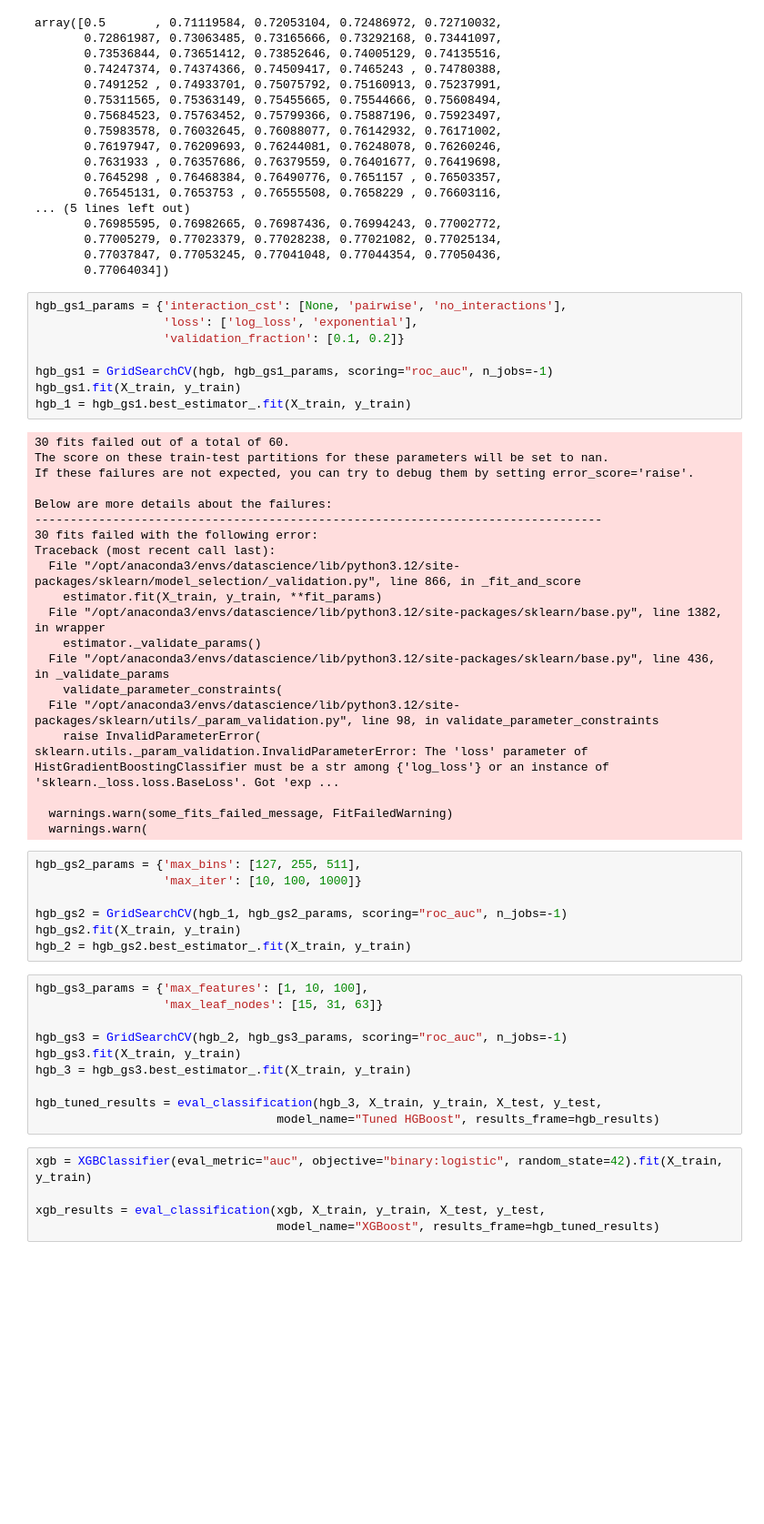
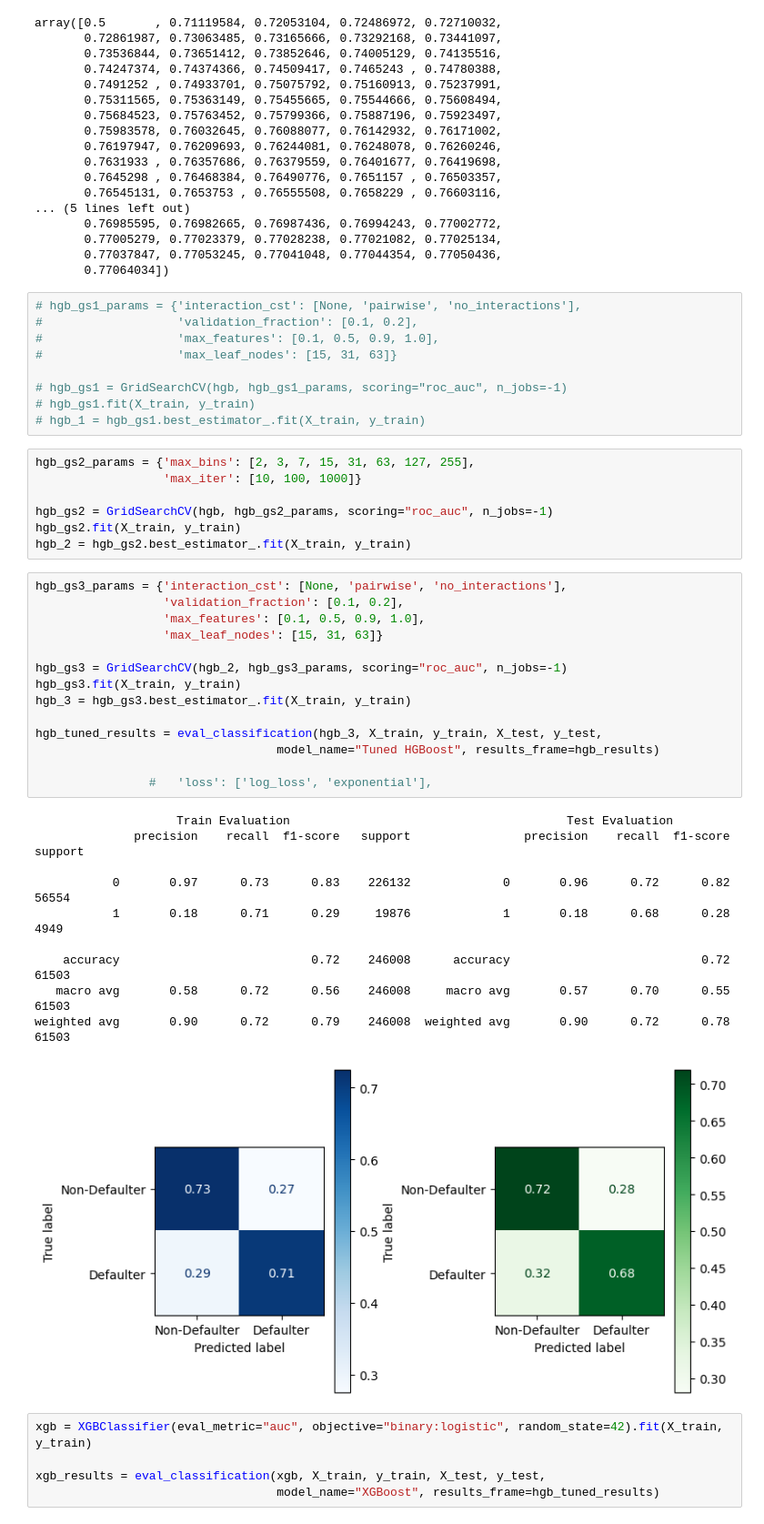
Before and after one commit to bkusuma/home-credit-default-risk, a Jupyter notebook: kaggle/working/02_Modelling.ipynb, the cells around one changed output. Shown at 91% size. Drawn from its saved outputs; the diff is of its cells as text; blank space fills up the shorter version.

```diff
--- a/kaggle/working/02_Modelling.ipynb
+++ b/kaggle/working/02_Modelling.ipynb
@@ -425,51 +425,46 @@ array([0.5       , 0.71119584, 0.72053104, 0.72486972, 0.72710032,
        0.77037847, 0.77053245, 0.77041048, 0.77044354, 0.77050436,
        0.77064034])
 # %%
-hgb_gs1_params = {'interaction_cst': [None, 'pairwise', 'no_interactions'],
-                  'loss': ['log_loss', 'exponential'],
-                  'validation_fraction': [0.1, 0.2]}
+# hgb_gs1_params = {'interaction_cst': [None, 'pairwise', 'no_interactions'],
+#                   'validation_fraction': [0.1, 0.2],
+#                   'max_features': [0.1, 0.5, 0.9, 1.0],
+#                   'max_leaf_nodes': [15, 31, 63]}
 
-hgb_gs1 = GridSearchCV(hgb, hgb_gs1_params, scoring="roc_auc", n_jobs=-1)
-hgb_gs1.fit(X_train, y_train)
-hgb_1 = hgb_gs1.best_estimator_.fit(X_train, y_train)
+# hgb_gs1 = GridSearchCV(hgb, hgb_gs1_params, scoring="roc_auc", n_jobs=-1)
+# hgb_gs1.fit(X_train, y_train)
+# hgb_1 = hgb_gs1.best_estimator_.fit(X_train, y_train)
-# %% [output]
-30 fits failed out of a total of 60.
-The score on these train-test partitions for these parameters will be set to nan.
-If these failures are not expected, you can try to debug them by setting error_score='raise'.
-
-Below are more details about the failures:
---------------------------------------------------------------------------------
-30 fits failed with the following error:
-Traceback (most recent call last):
-  File "/opt/anaconda3/envs/datascience/lib/python3.12/site-packages/sklearn/model_selection/_validation.py", line 866, in _fit_and_score
-    estimator.fit(X_train, y_train, **fit_params)
-  File "/opt/anaconda3/envs/datascience/lib/python3.12/site-packages/sklearn/base.py", line 1382, in wrapper
-    estimator._validate_params()
-  File "/opt/anaconda3/envs/datascience/lib/python3.12/site-packages/sklearn/base.py", line 436, in _validate_params
-    validate_parameter_constraints(
-  File "/opt/anaconda3/envs/datascience/lib/python3.12/site-packages/sklearn/utils/_param_validation.py", line 98, in validate_parameter_constraints
-    raise InvalidParameterError(
-sklearn.utils._param_validation.InvalidParameterError: The 'loss' parameter of HistGradientBoostingClassifier must be a str among {'log_loss'} or an instance of 'sklearn._loss.loss.BaseLoss'. Got 'exp ...
-
-  warnings.warn(some_fits_failed_message, FitFailedWarning)
-  warnings.warn(
 # %%
-hgb_gs2_params = {'max_bins': [127, 255, 511],
+hgb_gs2_params = {'max_bins': [2, 3, 7, 15, 31, 63, 127, 255],
                   'max_iter': [10, 100, 1000]}
 
-hgb_gs2 = GridSearchCV(hgb_1, hgb_gs2_params, scoring="roc_auc", n_jobs=-1)
+hgb_gs2 = GridSearchCV(hgb, hgb_gs2_params, scoring="roc_auc", n_jobs=-1)
 hgb_gs2.fit(X_train, y_train)
 hgb_2 = hgb_gs2.best_estimator_.fit(X_train, y_train)
 # %%
-hgb_gs3_params = {'max_features': [1, 10, 100],
+hgb_gs3_params = {'interaction_cst': [None, 'pairwise', 'no_interactions'],
+                  'validation_fraction': [0.1, 0.2],
+                  'max_features': [0.1, 0.5, 0.9, 1.0],
                   'max_leaf_nodes': [15, 31, 63]}
 
 hgb_gs3 = GridSearchCV(hgb_2, hgb_gs3_params, scoring="roc_auc", n_jobs=-1)
 hgb_gs3.fit(X_train, y_train)
 hgb_3 = hgb_gs3.best_estimator_.fit(X_train, y_train)
 
 hgb_tuned_results = eval_classification(hgb_3, X_train, y_train, X_test, y_test,
                                   model_name="Tuned HGBoost", results_frame=hgb_results)
+
+                #   'loss': ['log_loss', 'exponential'],
+# %% [output]
+                    Train Evaluation                                       Test Evaluation
+              precision    recall  f1-score   support                precision    recall  f1-score   support
+
+           0       0.97      0.73      0.83    226132             0       0.96      0.72      0.82     56554
+           1       0.18      0.71      0.29     19876             1       0.18      0.68      0.28      4949
+
+    accuracy                           0.72    246008      accuracy                           0.72     61503
+   macro avg       0.58      0.72      0.56    246008     macro avg       0.57      0.70      0.55     61503
+weighted avg       0.90      0.72      0.79    246008  weighted avg       0.90      0.72      0.78     61503
+[figure, added]
 # %%
 xgb = XGBClassifier(eval_metric="auc", objective="binary:logistic", random_state=42).fit(X_train, y_train)
 
```
Also changed, not shown: parts of 7 cells of this notebook, 2 other files.
